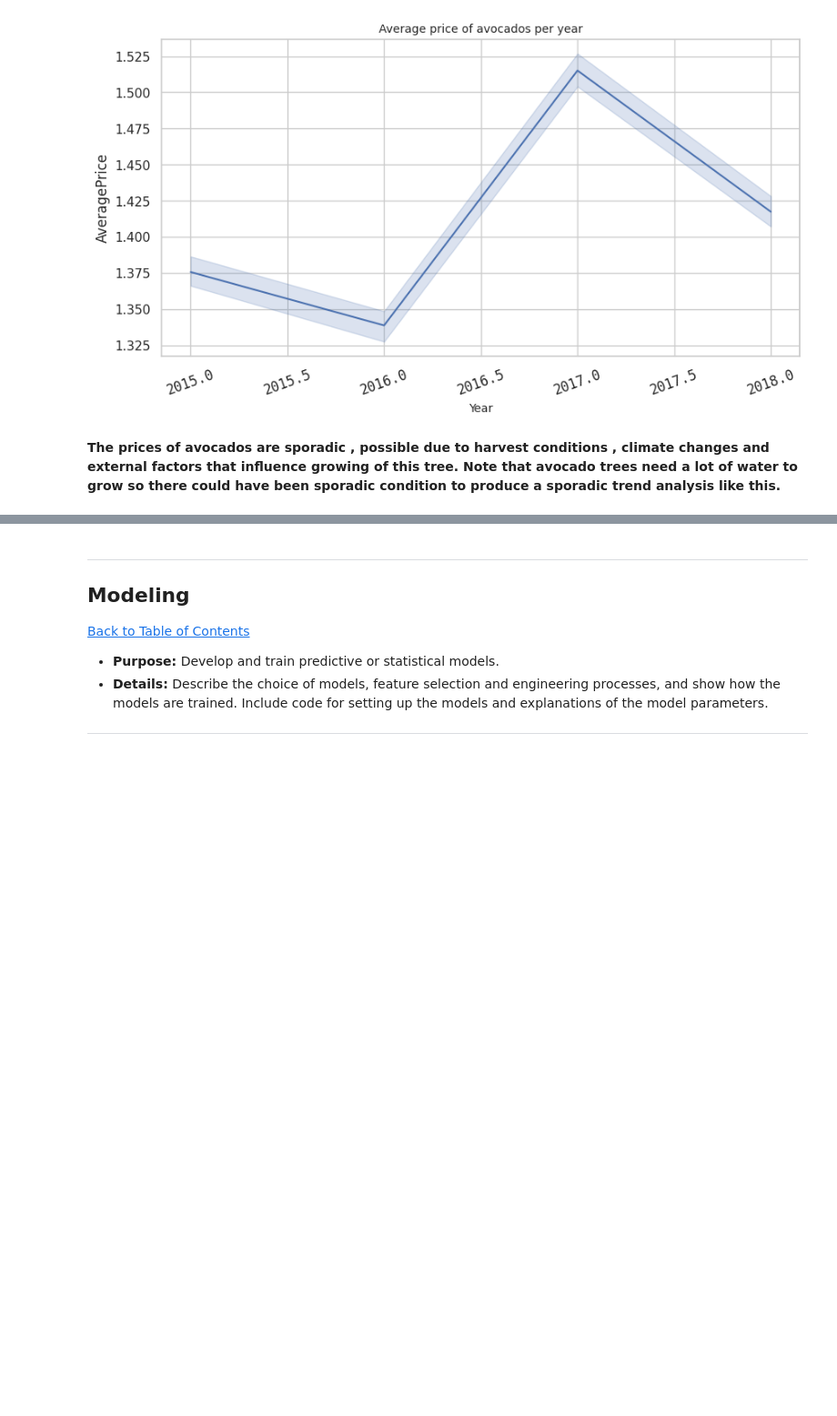
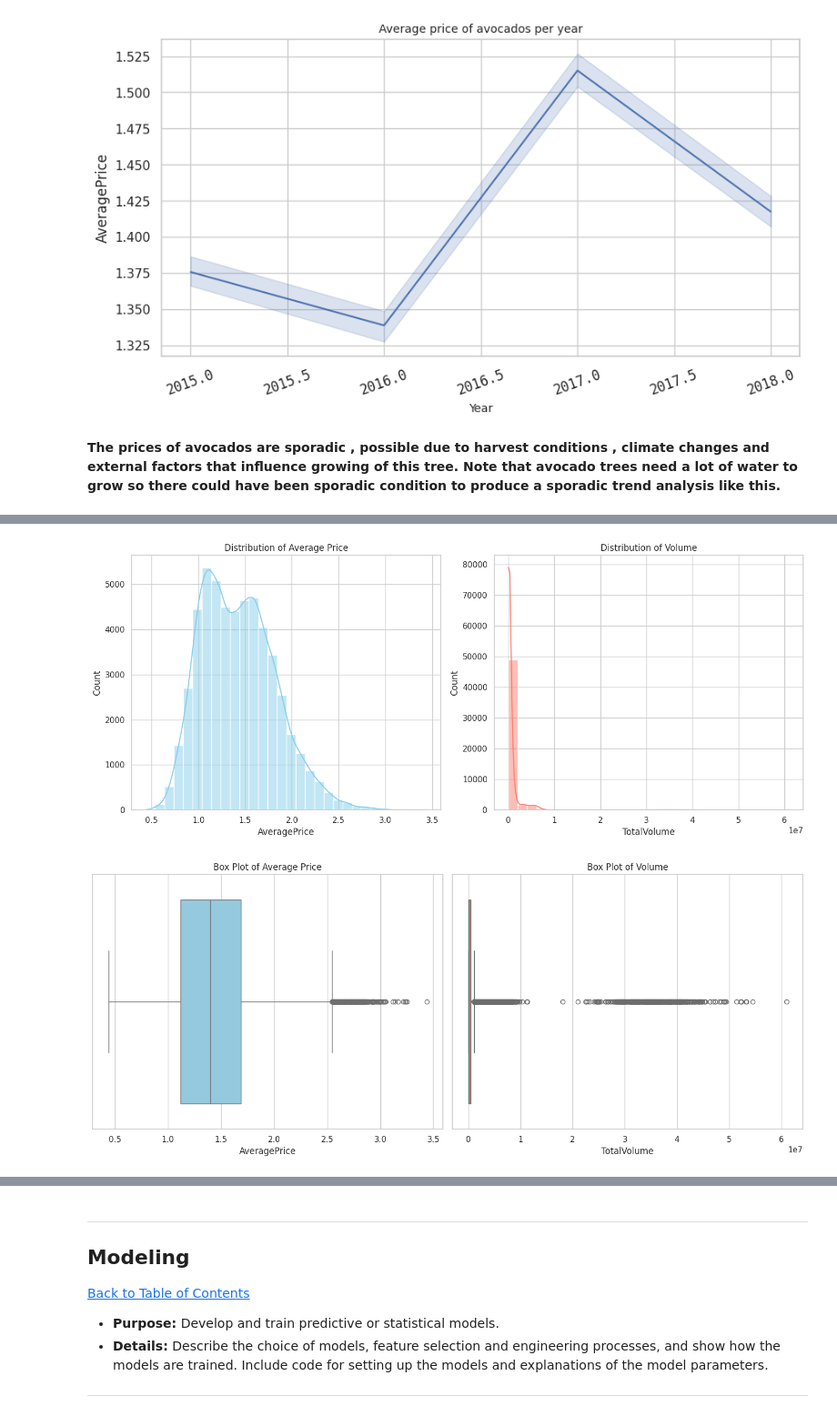
Before and after one commit to VenishaAI/Cornerstone_Project_Avo-Data_Prices, a Jupyter notebook: QCTO---Workplace-Module-Notebook-Template-4571 (1).ipynb, the cells around one changed output, grey strips where cells are left out. Shown at 91% size. Saved outputs shown, nothing was run; the diff lists cells and outputs as text; code cells hidden in the pictures; blank space fills up the shorter version.

```diff
--- a/QCTO---Workplace-Module-Notebook-Template-4571 (1).ipynb
+++ b/QCTO---Workplace-Module-Notebook-Template-4571 (1).ipynb
@@ -437,0 +435,62 @@ plt.show()
+# %%
+import seaborn as sns
+import matplotlib.pyplot as plt
+import pandas as pd
+
+# Convert the 'Date' column to datetime format if needed
+df['Date'] = pd.to_datetime(df['Date'], errors='coerce')
+
+# Histograms - Showing distribution of 'AveragePrice' and 'Volume'
+plt.figure(figsize=(14, 6))
+
+# Plot histogram for AveragePrice
+plt.subplot(1, 2, 1)
+sns.histplot(df['AveragePrice'], kde=True, bins=30, color='skyblue')
+plt.title('Distribution of Average Price')
+
+# Plot histogram for Volume
+plt.subplot(1, 2, 2)
+sns.histplot(df['TotalVolume'], kde=True, bins=30, color='salmon')
+plt.title('Distribution of Volume')
+
+plt.tight_layout()
+plt.show()
+
+# Box Plots - Showing summary statistics for 'AveragePrice' and 'Volume'
+plt.figure(figsize=(14, 6))
+
+# Plot box plot for AveragePrice
+plt.subplot(1, 2, 1)
+sns.boxplot(x=df['AveragePrice'], color='skyblue')
+plt.title('Box Plot of Average Price')
+
+# Plot box plot for Volume
+plt.subplot(1, 2, 2)
+sns.boxplot(x=df['TotalVolume'], color='salmon')
+plt.title('Box Plot of Volume')
+
+plt.tight_layout()
+plt.show()
+
+# Scatter Plot - Plotting 'AveragePrice' against 'Volume'
+plt.figure(figsize=(8, 6))
+sns.scatterplot(data=df, x='TotalVolume', y='AveragePrice', color='purple')
+plt.title('Scatter Plot: Average Price vs Volume')
+plt.xlabel('Volume')
+plt.ylabel('Average Price')
+plt.show()
+
+# Select only numeric columns for the correlation matrix
+numeric_df = df.select_dtypes(include=['number'])
+
+# Calculate the correlation matrix for numeric columns
+correlation_matrix = numeric_df.corr()
+
+# Plotting the correlation matrix using a heatmap
+plt.figure(figsize=(8, 6))
+sns.heatmap(correlation_matrix, annot=True, cmap='coolwarm', fmt='.2f', linewidths=0.5)
+plt.title('Correlation Matrix')
+plt.show()
+# %% [output]
+[figure, added]
+[figure, added]
```
Also changed, not shown: parts of 2 cells of this notebook.
